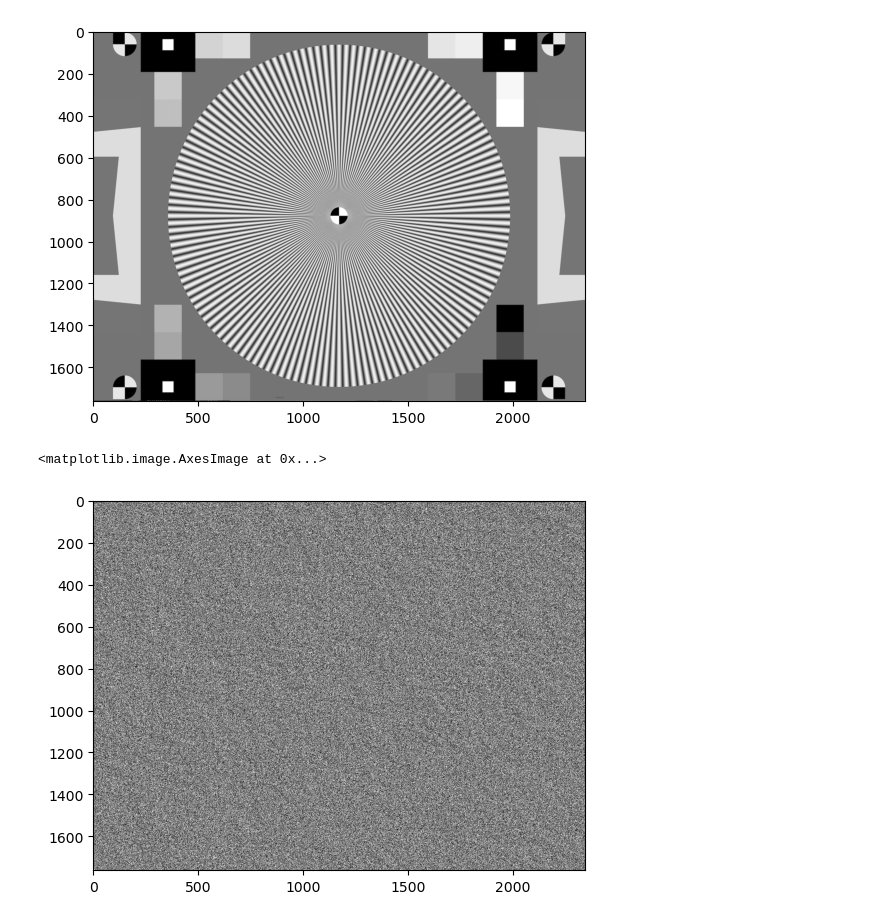
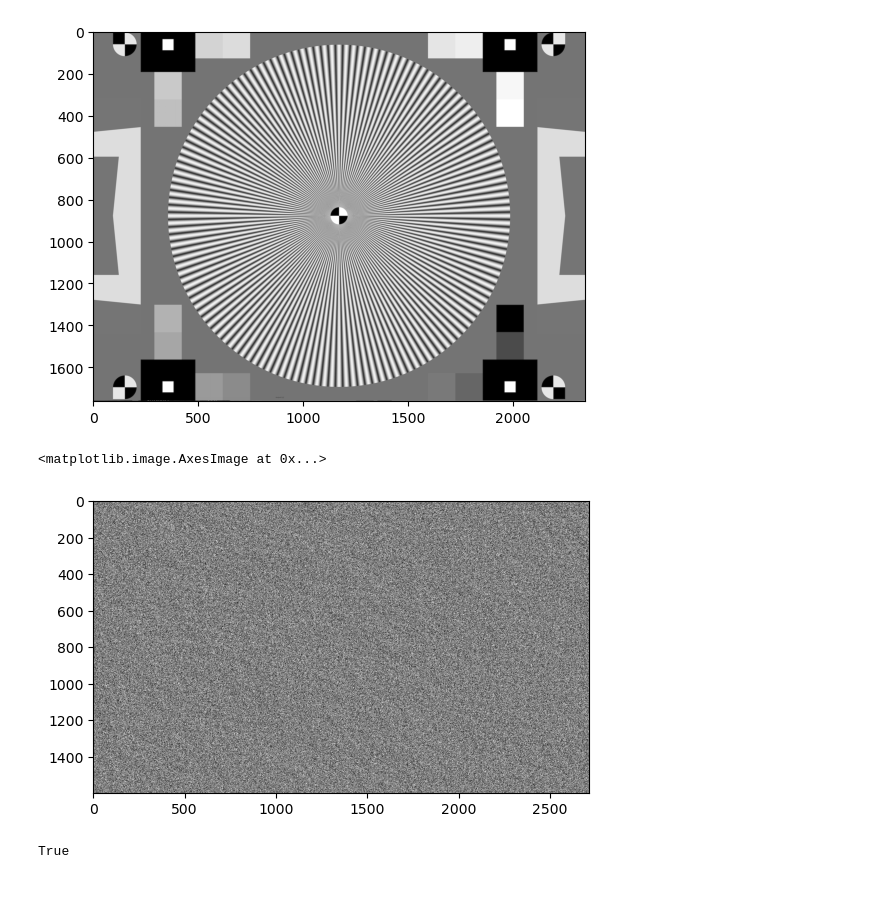
Before and after one commit to zhuyuezx/CSC494_holoprojector, a Jupyter notebook: Code/GS_algorithm.ipynb, the cells around one changed output. Drawn from its saved outputs; the diff is of its cells as text; code cells hidden in the pictures; blank space fills up the shorter version.

```diff
--- a/Code/GS_algorithm.ipynb
+++ b/Code/GS_algorithm.ipynb
@@ -113,17 +114,21 @@ plt.imshow(img, cmap='gray')
 <matplotlib.image.AxesImage at 0x...>
 [figure]
 # %%
-# target = resize_for_target(img, (1920, 1080))
-target = img
+target = resize_for_target(img, (2716, 1600))
+# target = img
 # plt.imshow(target, cmap='gray')
 # %%
 # Basic setting where there's no abrration
-ret = GS(target, 100)
+ret = GS(target, 10)
 # see the final result for step 5
 plt.imshow(np.abs(ret), cmap='gray')
 # %% [output]
 <matplotlib.image.AxesImage at 0x...>
-[figure, old version]
+[figure, new version]
+# %%
+cv.imwrite(f'{imgs_path}/{target_out}', (np.abs(ret) * 255).astype(np.uint8))
+# %% [output]
+True
 # %%
 # See the final result for step 3
 to_plot = np.abs(F.fft2(ret))
```
Also changed, not shown: parts of 5 cells of this notebook, 2 other files.
